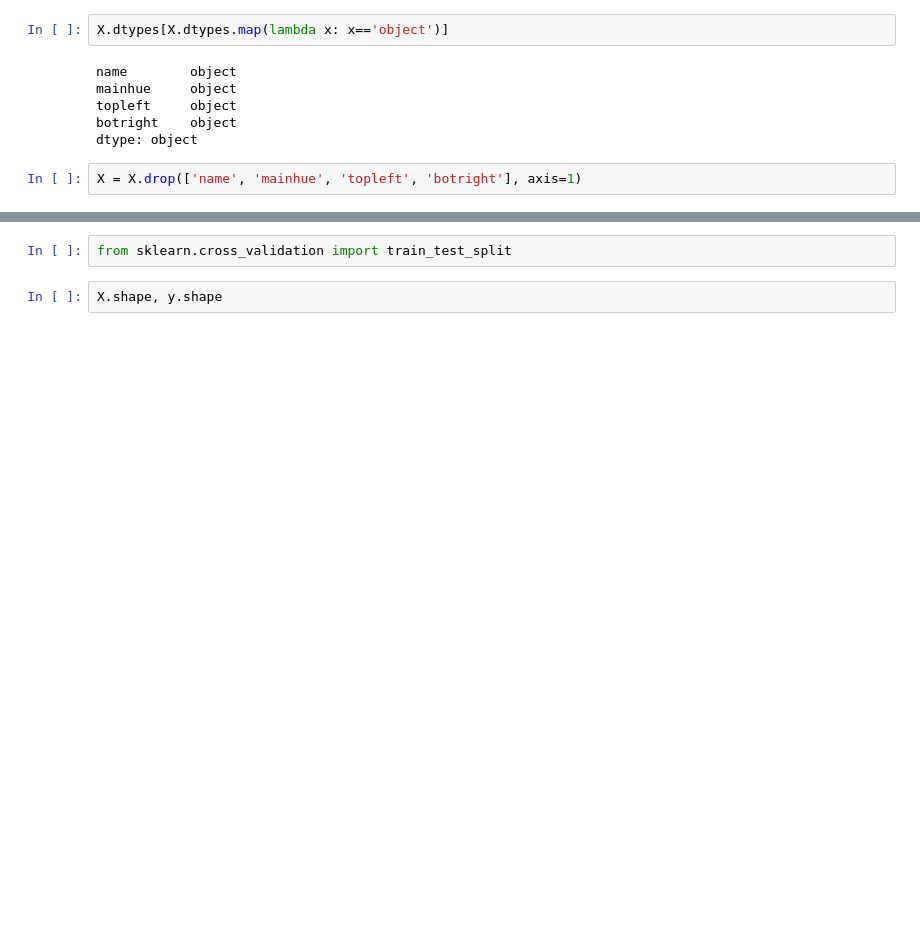
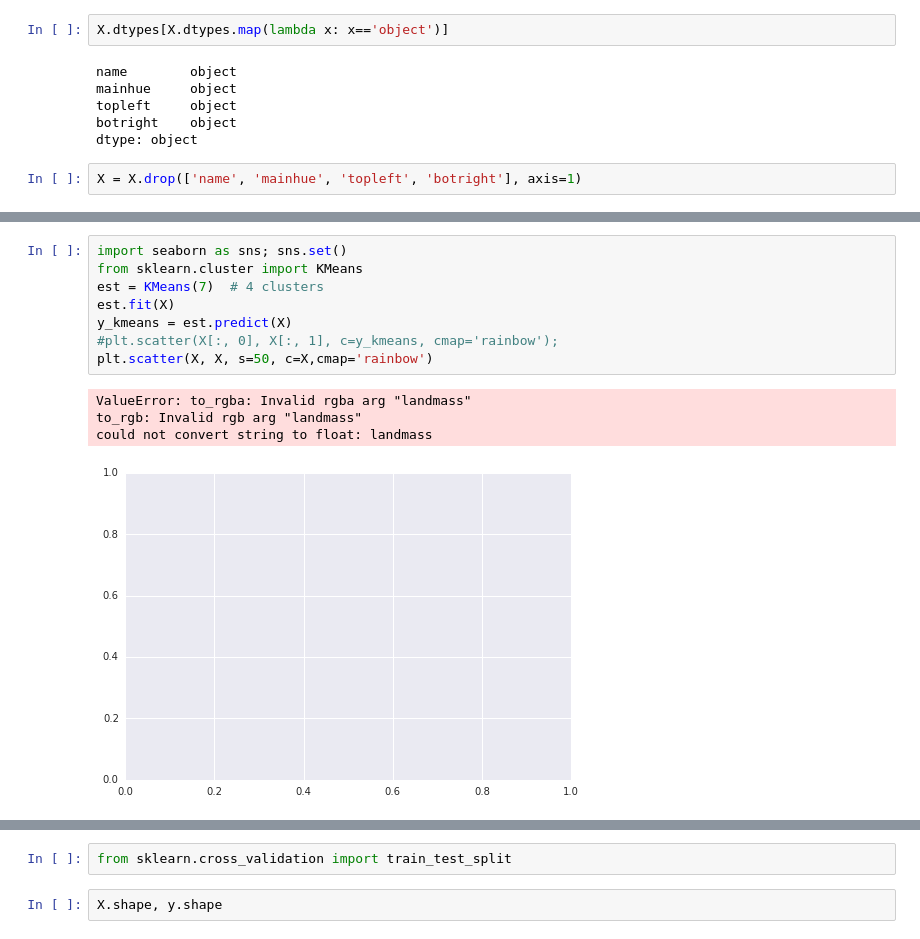
Before and after one commit to NonaryR/Flag_res, a Jupyter notebook: Flag_research.ipynb, the cells around one changed output, grey strips where cells are left out. Drawn from its saved outputs; the diff is of its cells as text; blank space fills up the shorter version.

```diff
--- a/Flag_research.ipynb
+++ b/Flag_research.ipynb
@@ -143,0 +145,13 @@ plt.hist(y, bins, align = 'mid')
+# %%
+import seaborn as sns; sns.set()
+from sklearn.cluster import KMeans
+est = KMeans(7)  # 4 clusters
+est.fit(X)
+y_kmeans = est.predict(X)
+#plt.scatter(X[:, 0], X[:, 1], c=y_kmeans, cmap='rainbow');
+plt.scatter(X, X, s=50, c=X,cmap='rainbow')
+# %% [output]
+ValueError: to_rgba: Invalid rgba arg "landmass"
+to_rgb: Invalid rgb arg "landmass"
+could not convert string to float: landmass
+[figure, added]
```
Also changed, not shown: parts of 4 cells of this notebook.
